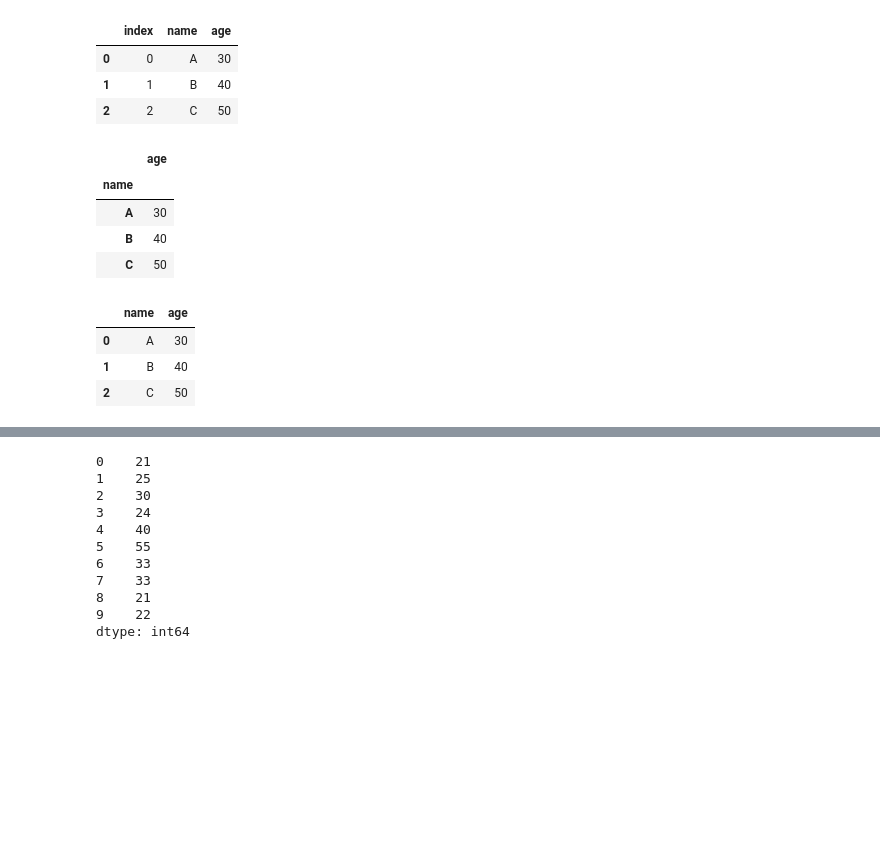
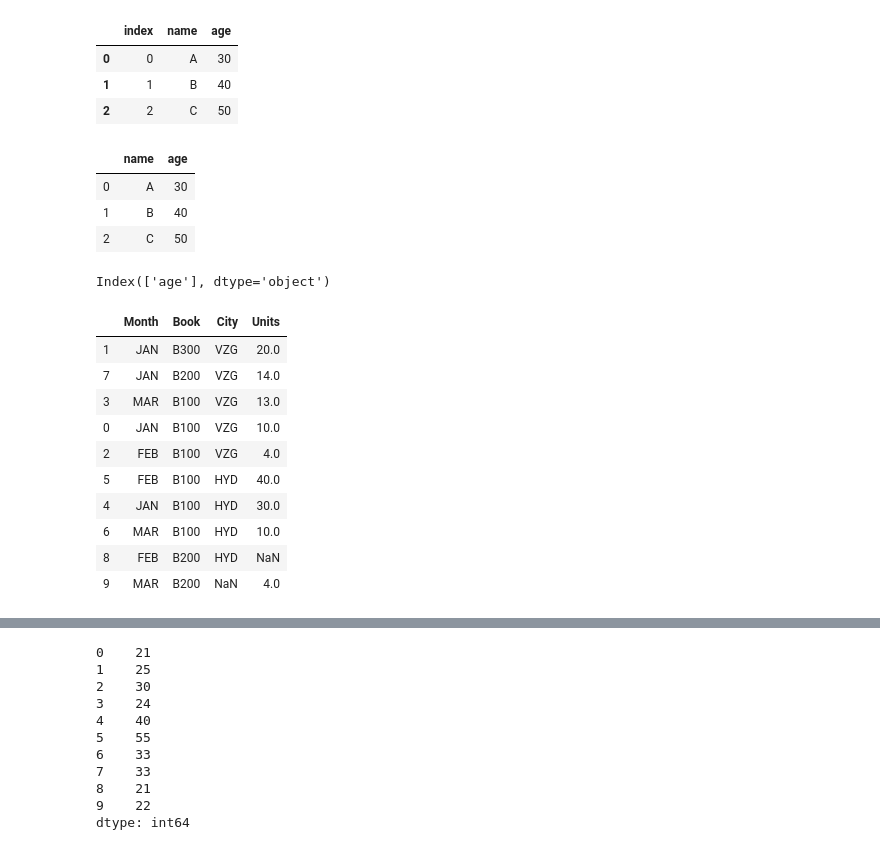
Before and after one commit to srikanthpragada/DS_06_JAN_2020, a Jupyter notebook: sales.ipynb, the cells around one changed output, grey strips where cells are left out. Cells and saved outputs as stored; diff of their text form; code cells hidden in the pictures; blank space fills up the shorter version.

```diff
--- a/sales.ipynb
+++ b/sales.ipynb
@@ -688,11 +690,3 @@ df1.reset_index()
 | 0 | 0 | A | 30 |
 | 1 | 1 | B | 40 |
 | 2 | 2 | C | 50 |
-# %%
-df1.set_index('name')
-# %% [output]
-|  | age |
-| name |  |
-| A | 30 |
-| B | 40 |
-| C | 50 |
@@ -705,0 +704,18 @@ df1
+# %%
+ndf.columns
+# %% [output]
+Index(['age'], dtype='object')
+# %%
+sales.sort_values(['City','Units'], ascending=False)
+# %% [output]
+|  | Month | Book | City | Units |
+| 1 | JAN | B300 | VZG | 20.0 |
+| 7 | JAN | B200 | VZG | 14.0 |
+| 3 | MAR | B100 | VZG | 13.0 |
+| 0 | JAN | B100 | VZG | 10.0 |
+| 2 | FEB | B100 | VZG | 4.0 |
+| 5 | FEB | B100 | HYD | 40.0 |
+| 4 | JAN | B100 | HYD | 30.0 |
+| 6 | MAR | B100 | HYD | 10.0 |
+| 8 | FEB | B200 | HYD | NaN |
+| 9 | MAR | B200 | NaN | 4.0 |
```
Also changed, not shown: parts of 24 cells of this notebook, 1 other file.
